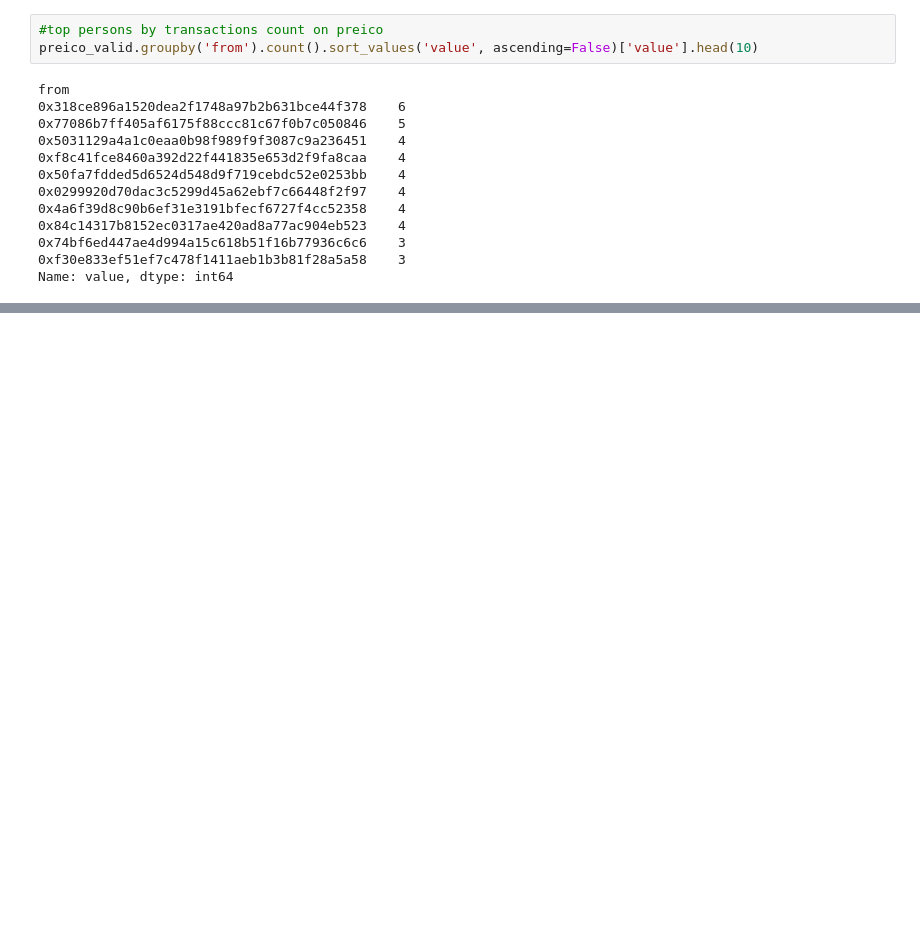
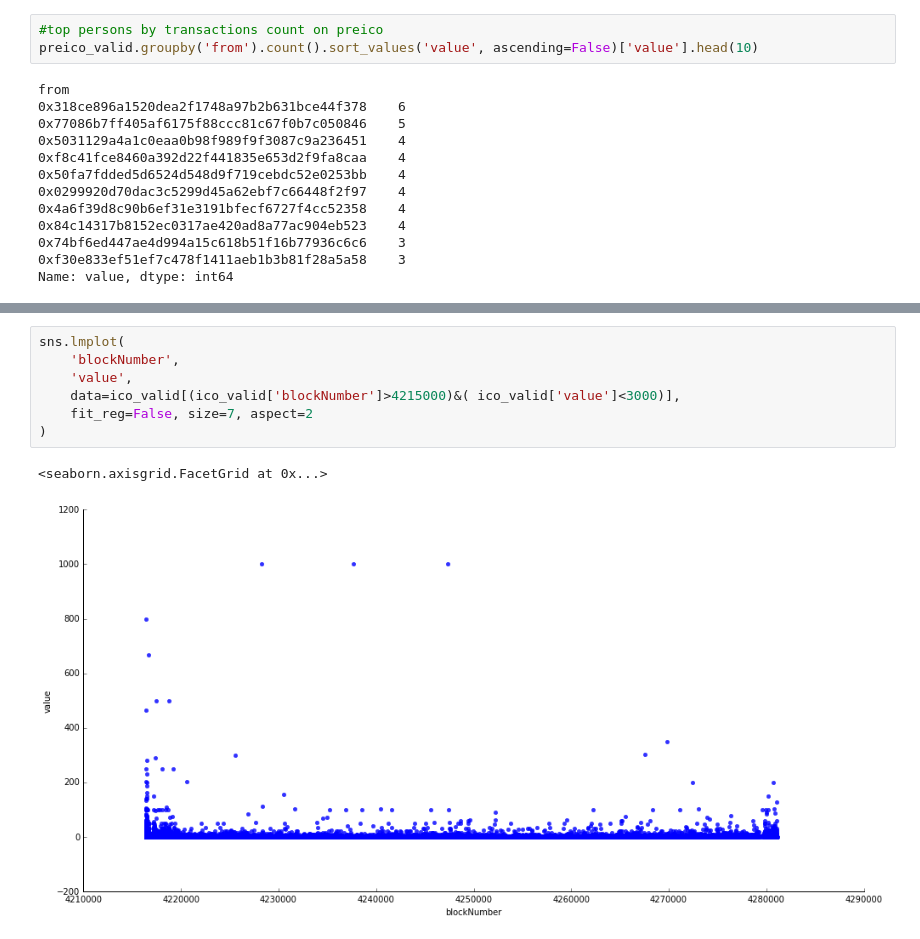
Before and after one commit to quantum13/articles-data, a Jupyter notebook: 2017/09-kickico/ico_stats.ipynb, the cells around one changed output, grey strips where cells are left out. Saved outputs shown, nothing was run; the diff lists cells and outputs as text; blank space fills up the shorter version.

```diff
--- a/2017/09-kickico/ico_stats.ipynb
+++ b/2017/09-kickico/ico_stats.ipynb
@@ -172,0 +236,10 @@ ico_valid[ico_valid['from'] == '0x7ed1e469fcb3ee19c0366d829e291451be638e59'].tai
+# %%
+sns.lmplot(
+    'blockNumber',
+    'value',
+    data=ico_valid[(ico_valid['blockNumber']>4215000)&( ico_valid['value']<3000)],
+    fit_reg=False, size=7, aspect=2
+)
+# %% [output]
+<seaborn.axisgrid.FacetGrid at 0x...>
+[figure, added]
```
Also changed, not shown: parts of 19 cells of this notebook.
